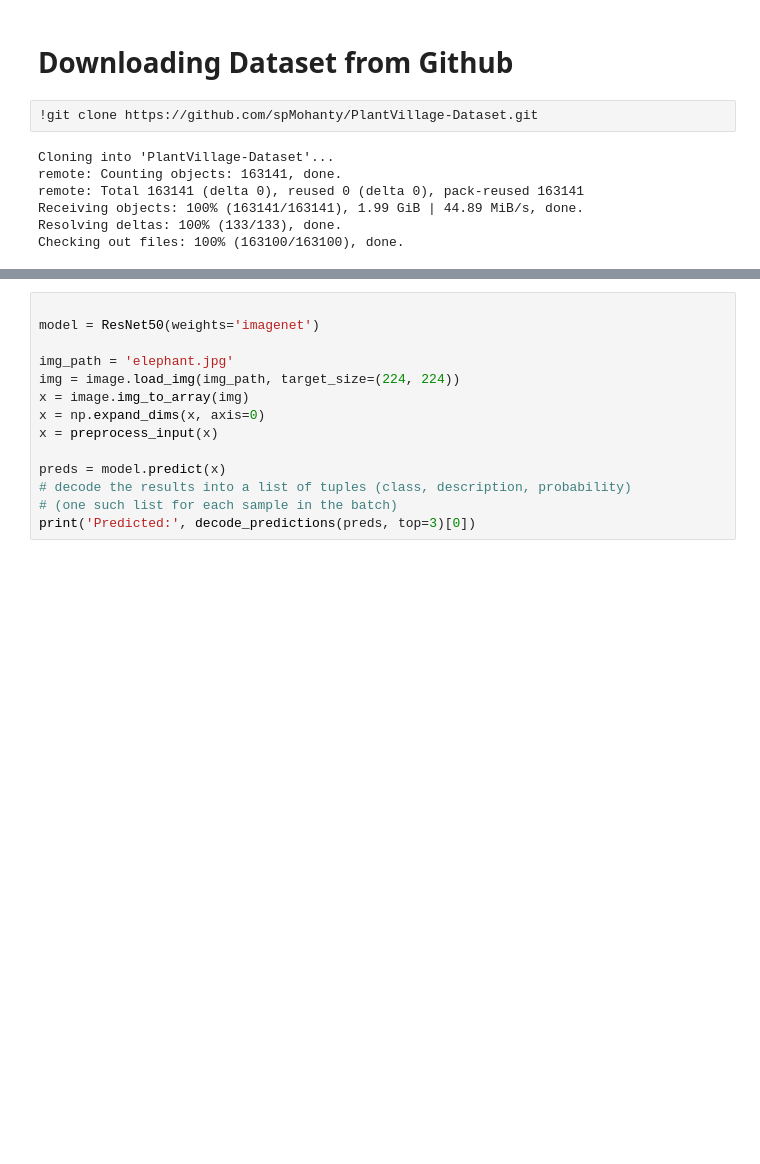
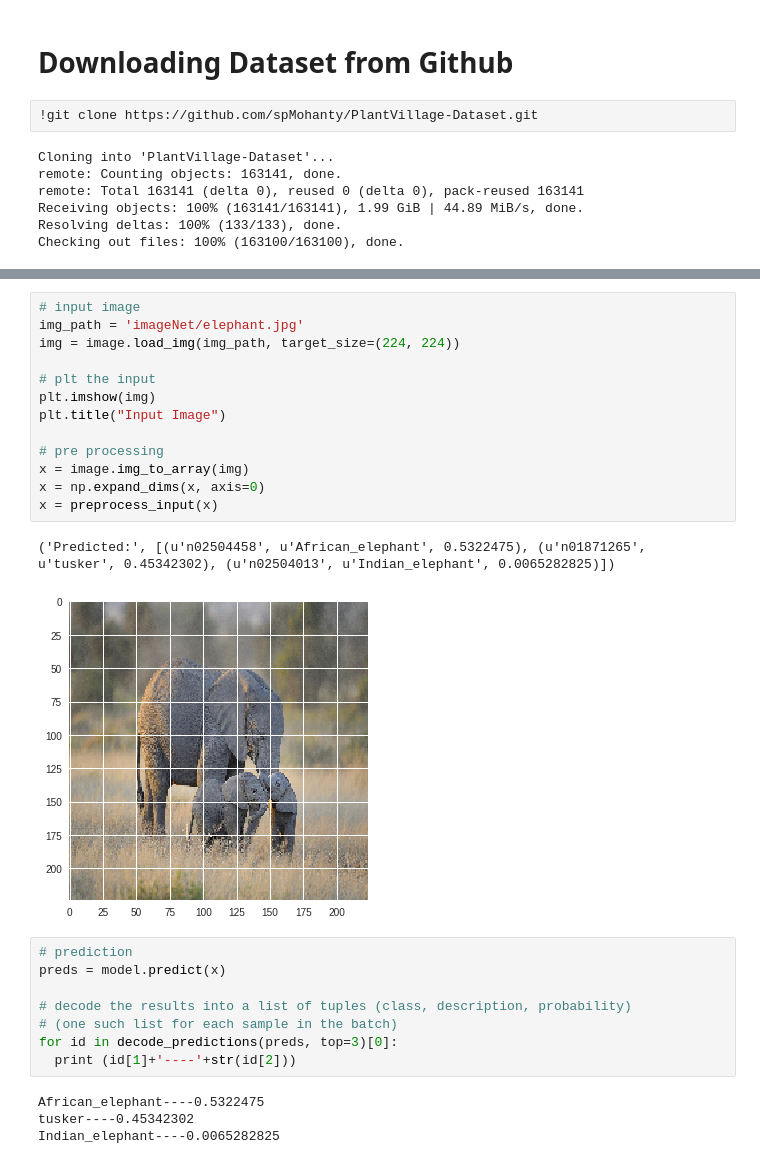
Before and after one commit to Jyothikumar-b/plant-disease-identification, a Jupyter notebook: model_training.ipynb, the cells around one changed output, grey strips where cells are left out. Saved outputs shown, nothing was run; the diff lists cells and outputs as text; blank space fills up the shorter version.

```diff
--- a/model_training.ipynb
+++ b/model_training.ipynb
@@ -37,14 +163,28 @@ Using TensorFlow backend.
+# %%
+# input image
+img_path = 'imageNet/elephant.jpg'
+img = image.load_img(img_path, target_size=(224, 224))
+
+# plt the input
+plt.imshow(img)
+plt.title("Input Image")
+
+# pre processing
+x = image.img_to_array(img)
+x = np.expand_dims(x, axis=0)
+x = preprocess_input(x)
+# %% [output]
+('Predicted:', [(u'n02504458', u'African_elephant', 0.5322475), (u'n01871265', u'tusker', 0.45342302), (u'n02504013', u'Indian_elephant', 0.0065282825)])
+[figure, added]
 # %%
+# prediction
+preds = model.predict(x)
 
-model = ResNet50(weights='imagenet')
-
-img_path = 'elephant.jpg'
-img = image.load_img(img_path, target_size=(224, 224))
-x = image.img_to_array(img)
-x = np.expand_dims(x, axis=0)
-x = preprocess_input(x)
-
-preds = model.predict(x)
 # decode the results into a list of tuples (class, description, probability)
 # (one such list for each sample in the batch)
-print('Predicted:', decode_predictions(preds, top=3)[0])
+for id in decode_predictions(preds, top=3)[0]:
+  print (id[1]+'----'+str(id[2]))
+# %% [output]
+African_elephant----0.5322475
+tusker----0.45342302
+Indian_elephant----0.0065282825
```
Also changed, not shown: parts of 16 cells of this notebook.
